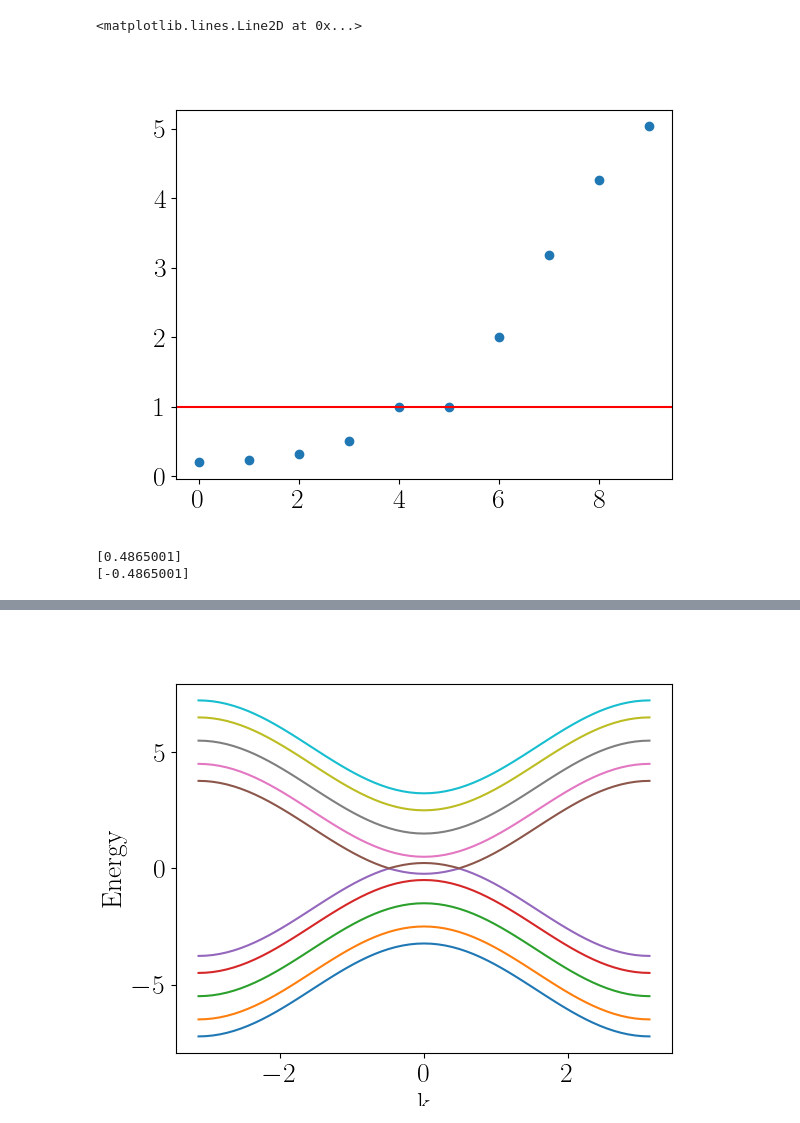
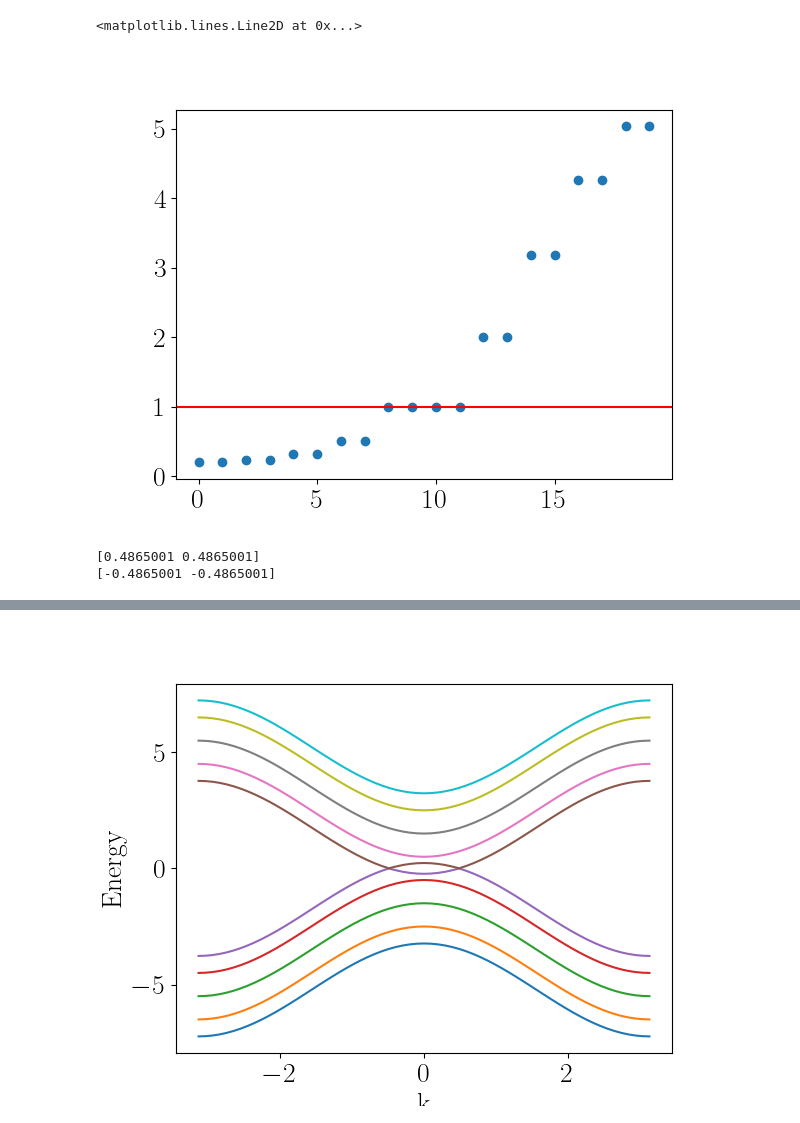
Before and after one commit to krishtoffel99/Josephson-Investigations-Old, a Jupyter notebook: Josephson effect and Supercurrents/diagnostics.ipynb, the cells around one changed output, grey strips where cells are left out. Drawn from its saved outputs; the diff is of its cells as text; code cells hidden in the pictures.

```diff
--- a/Josephson effect and Supercurrents/diagnostics.ipynb
+++ b/Josephson effect and Supercurrents/diagnostics.ipynb
@@ -43,21 +43,21 @@ from scipy.linalg import orth
 # %%
 params = JosephsonParameters(W = 5 ,
                              L = 10,
                              t = 1,
                              flux = 0,
                              energy = 0,
                              Delta = 0,
                              phase = 0,
                              mu = 0.5,
                               tol = 1e-4)
-F_pos , F_neg , debug_dict = so.calculate_transfer_matrices(0 , params)
+F_pos , F_neg , debug_dict = rg.calculate_transfer_matrices(0 , params)
 evals = debug_dict['evals']
 plt.figure()
 plt.scatter(np.arange(len(evals)),np.sort(np.abs(evals)))
 plt.axhline(y = 1 , color = 'r')
 # %% [output]
 <matplotlib.lines.Line2D at 0x...>
-[figure, old version]
+[figure, new version]
 # %%
 list_of_eigenvalues = debug_dict['list_of_eigenvalues']
 pos_p_evals = list_of_eigenvalues[0]
@@ -65,5 +65,5 @@ neg_p_evals = list_of_eigenvalues[1]
 print(np.angle(pos_p_evals))
 print(np.angle(neg_p_evals))
 # %% [output]
-[0.4865001]
-[-0.4865001]
+[0.4865001 0.4865001]
+[-0.4865001 -0.4865001]
```
Also changed, not shown: parts of 2 cells of this notebook, 2 other files.
